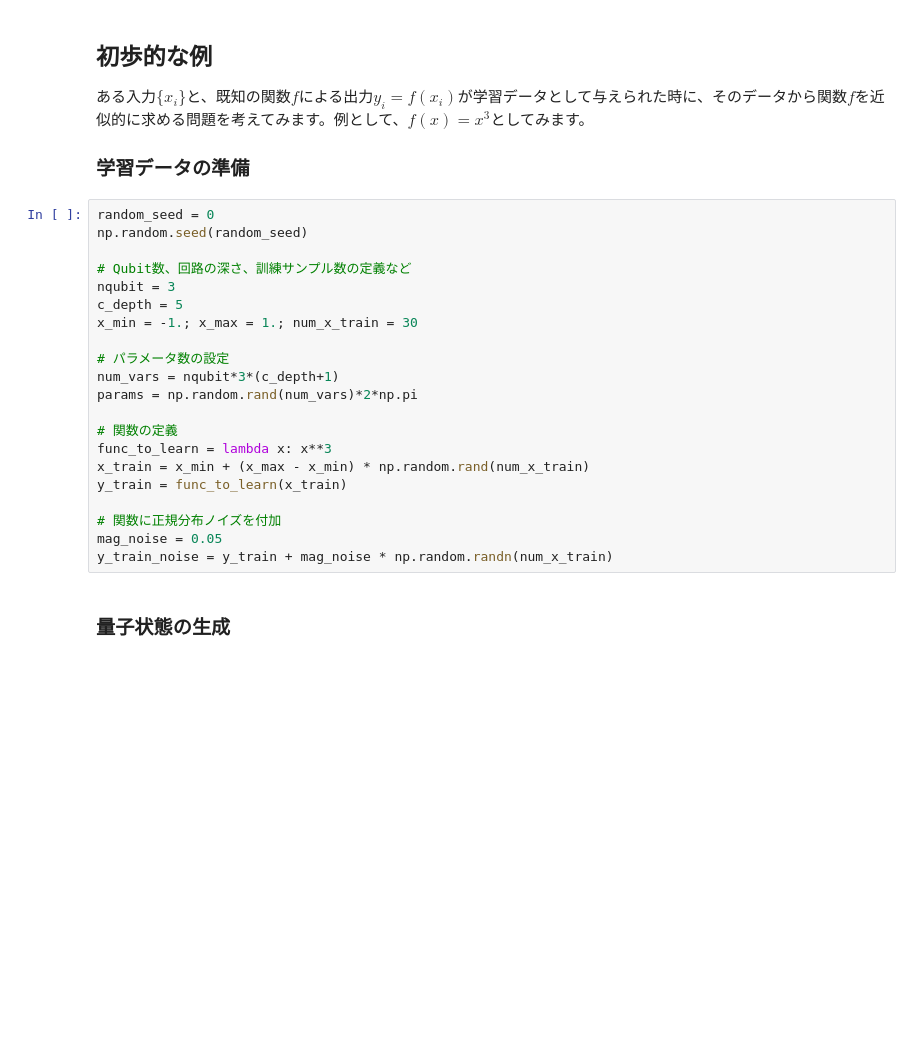
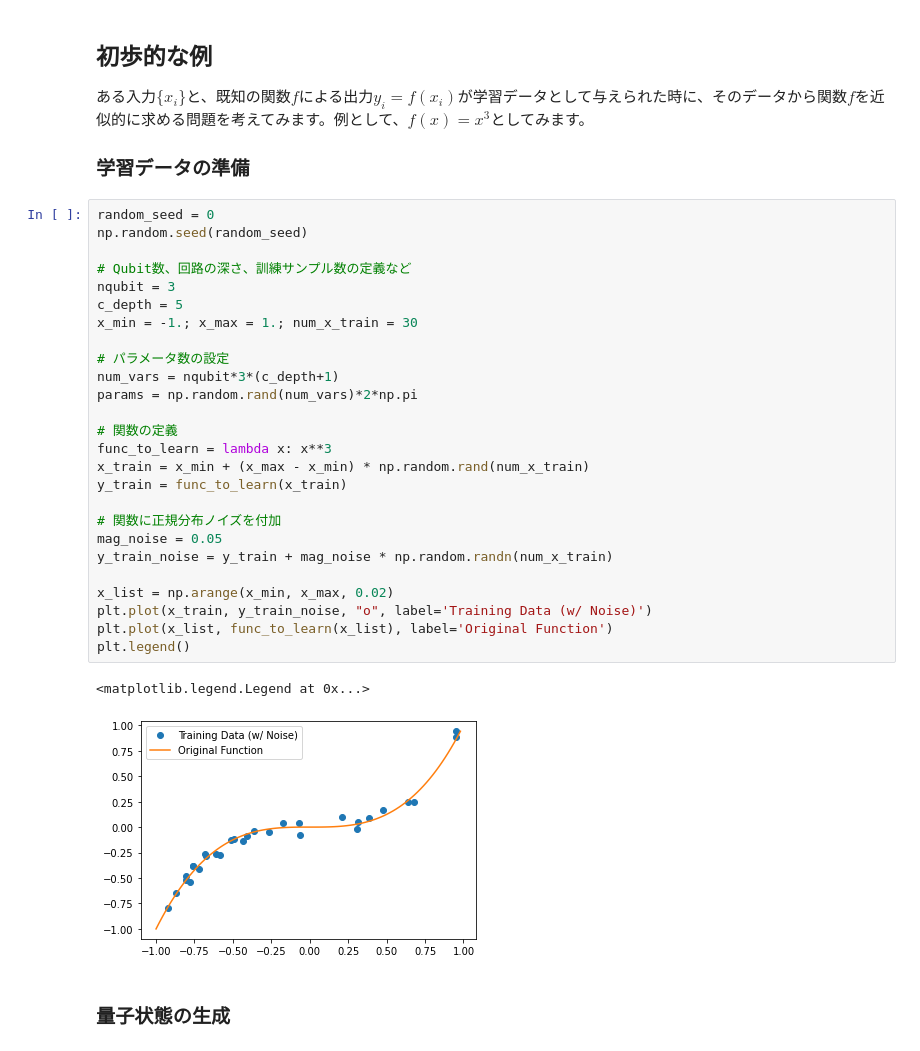
Before and after one commit to kterashi/qc-workbook-lecturenotes, a Jupyter notebook: ja/2022_06_02.ipynb, the cells around one changed output. Cells and saved outputs as stored; diff of their text form; blank space fills up the shorter version.

```diff
--- a/ja/2022_06_02.ipynb
+++ b/ja/2022_06_02.ipynb
@@ -24,24 +24,32 @@ from sklearn.preprocessing import MinMaxScaler
 # %%
 random_seed = 0
 np.random.seed(random_seed)
 
 # Qubit数、回路の深さ、訓練サンプル数の定義など
 nqubit = 3
 c_depth = 5
 x_min = -1.; x_max = 1.; num_x_train = 30
 
 # パラメータ数の設定
 num_vars = nqubit*3*(c_depth+1)
 params = np.random.rand(num_vars)*2*np.pi
 
 # 関数の定義
 func_to_learn = lambda x: x**3
 x_train = x_min + (x_max - x_min) * np.random.rand(num_x_train)
 y_train = func_to_learn(x_train)
 
 # 関数に正規分布ノイズを付加
 mag_noise = 0.05
 y_train_noise = y_train + mag_noise * np.random.randn(num_x_train)
+
+x_list = np.arange(x_min, x_max, 0.02)
+plt.plot(x_train, y_train_noise, "o", label='Training Data (w/ Noise)')
+plt.plot(x_list, func_to_learn(x_list), label='Original Function')
+plt.legend()
+# %% [output]
+<matplotlib.legend.Legend at 0x...>
+[figure, added]
 # %% [markdown]
 ### 量子状態の生成
 # %%
```
Also changed, not shown: parts of 6 cells of this notebook, 1 other file.
